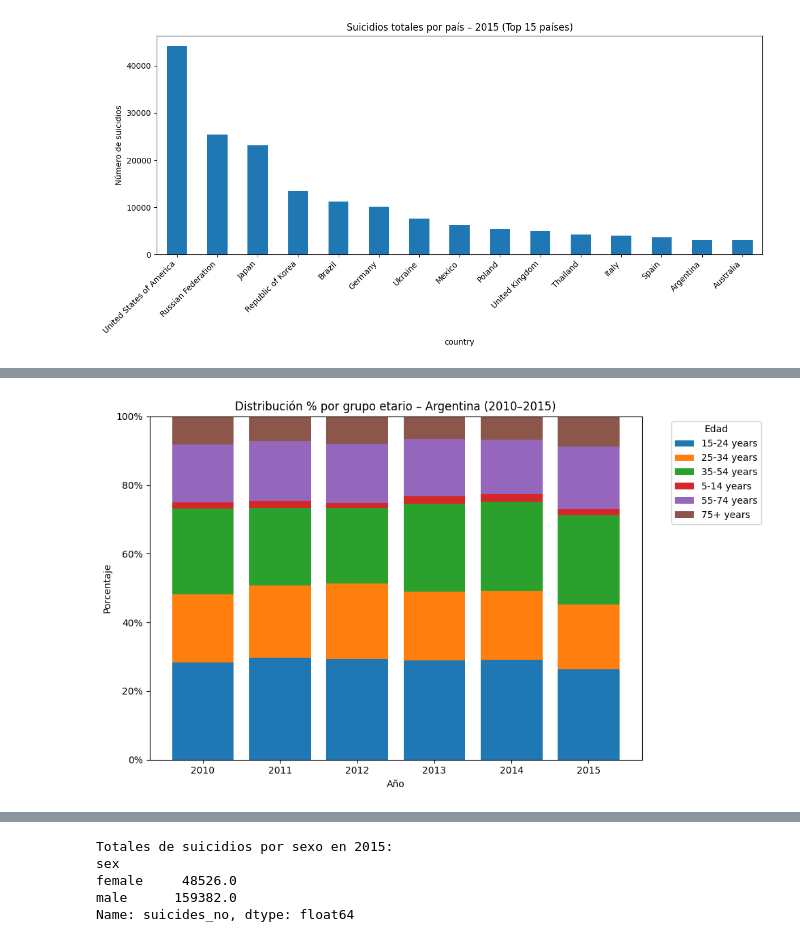
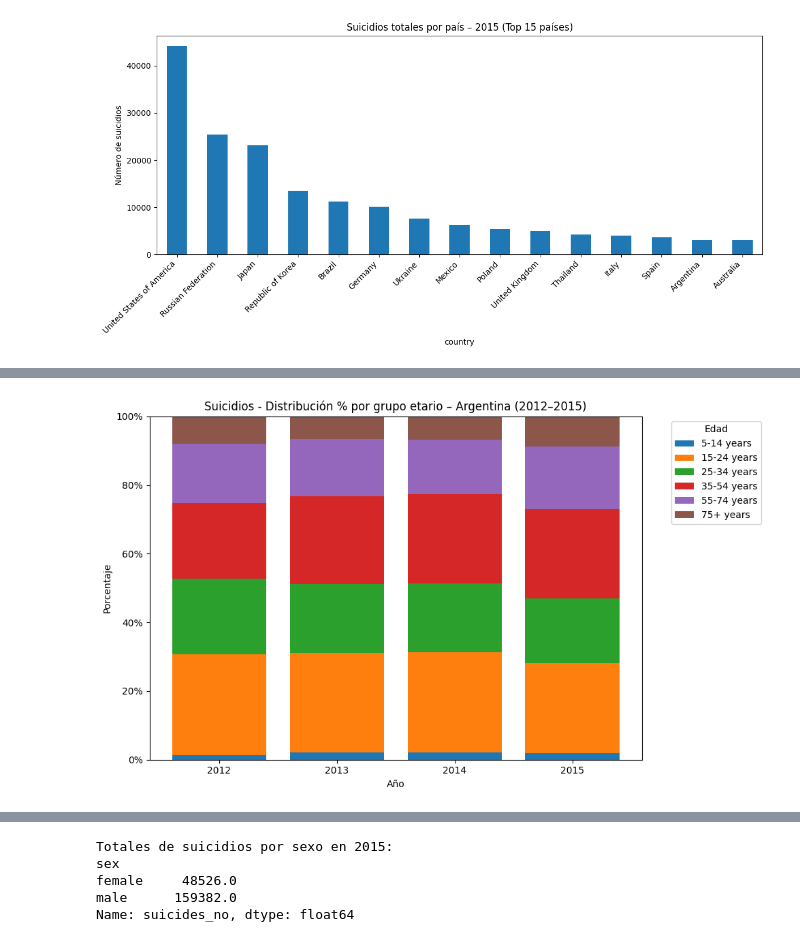
Before and after one commit to vicenadm04/suicidios, a Jupyter notebook: suicide_statics.ipynb, the cells around one changed output, grey strips where cells are left out. Cells and saved outputs as stored; diff of their text form; code cells hidden in the pictures.

```diff
--- a/suicide_statics.ipynb
+++ b/suicide_statics.ipynb
@@ -314,14 +341,0 @@ Index: []
-# %%
-
-# normalizar
-df.columns = df.columns.str.strip().str.lower()
-df["country"] = df["country"].astype(str).str.strip()
-df["year"] = pd.to_numeric(df["year"], errors="coerce")
-df["suicides_no"] = pd.to_numeric(df["suicides_no"], errors="coerce").fillna(0)
-
-# filtrar Argentina 2015
-dfa = df[(df["country"]=="Argentina") & (df["year"]==2015)].copy()
-
-# agrupar por rango etario
-totales_age = dfa.groupby("age")["suicides_no"].sum().sort_index()
-totales_age
@@ -368,40 +342,44 @@ plt.show()
 # %%
+# --- limpieza (igual que tenías) ---
 df.columns = df.columns.str.strip().str.lower()
-
 df["country"] = df["country"].astype(str).str.strip()
 df["year"] = pd.to_numeric(df["year"], errors="coerce")
 df["suicides_no"] = pd.to_numeric(df["suicides_no"], errors="coerce").fillna(0)
 
-# --- filtrar Argentina 2010–2015 ---
-dfa = df[(df["country"]=="Argentina") & (df["year"].between(2010,2015))].copy()
+# --- filtrar Argentina 2012–2015 ---
+dfa = df[(df["country"] == "Argentina") & (df["year"].between(2012, 2015))].copy()
 
-# --- agrupar por año y edad ---
-tabla = (
-    dfa.groupby(["year","age"])["suicides_no"]
-       .sum()
-       .unstack(fill_value=0)
-       .sort_index()
-)
+# --- ordenar categorías de edad (menor -> mayor) ---
+age_order = ["5-14 years", "15-24 years", "25-34 years",
+             "35-54 years", "55-74 years", "75+ years"]
+dfa["age"] = pd.Categorical(dfa["age"], categories=age_order, ordered=True)
+
+# --- agrupar por año y edad (años ascendentes, edades en el orden fijado) ---
+tabla = (dfa.groupby(["year", "age"])["suicides_no"]
+           .sum()
+           .unstack(fill_value=0)
+           .reindex(columns=age_order)         # asegura el orden de columnas
+           .sort_index())                       # 2012, 2013, 2014, 2015
 
 # --- convertir a proporciones (cada año = 100%) ---
 prop = tabla.div(tabla.sum(axis=1), axis=0)
 
 # --- gráfico: barras apiladas por año ---
 fig, ax = plt.subplots(figsize=(10,6))
 bottom = np.zeros(len(prop))
 x = prop.index.astype(str)
 
 for col in prop.columns:
     ax.bar(x, prop[col].values, bottom=bottom, label=col)
     bottom += prop[col].values
 
-ax.set_ylim(0,1)
+ax.set_ylim(0, 1)
 ax.yaxis.set_major_formatter(PercentFormatter(1.0))
 ax.set_ylabel("Porcentaje")
 ax.set_xlabel("Año")
-ax.set_title("Distribución % por grupo etario – Argentina (2010–2015)")
+ax.set_title("Suicidios - Distribución % por grupo etario – Argentina (2012–2015)")
 ax.legend(title="Edad", bbox_to_anchor=(1.05,1), loc="upper left")
 plt.tight_layout()
 plt.show()
 # %% [output]
-[figure, old version]
+[figure, new version]
```
Also changed, not shown: parts of 10 cells of this notebook.
